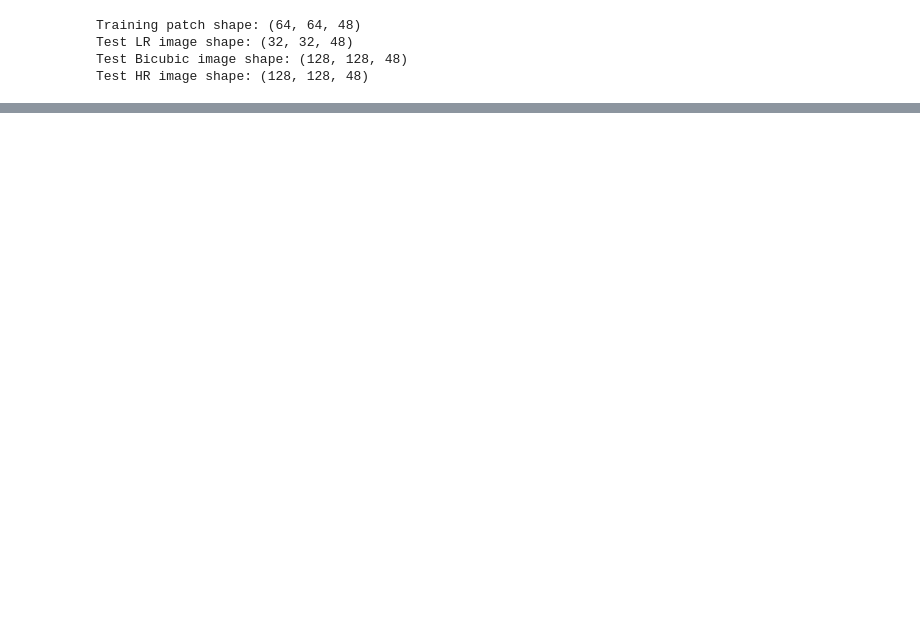
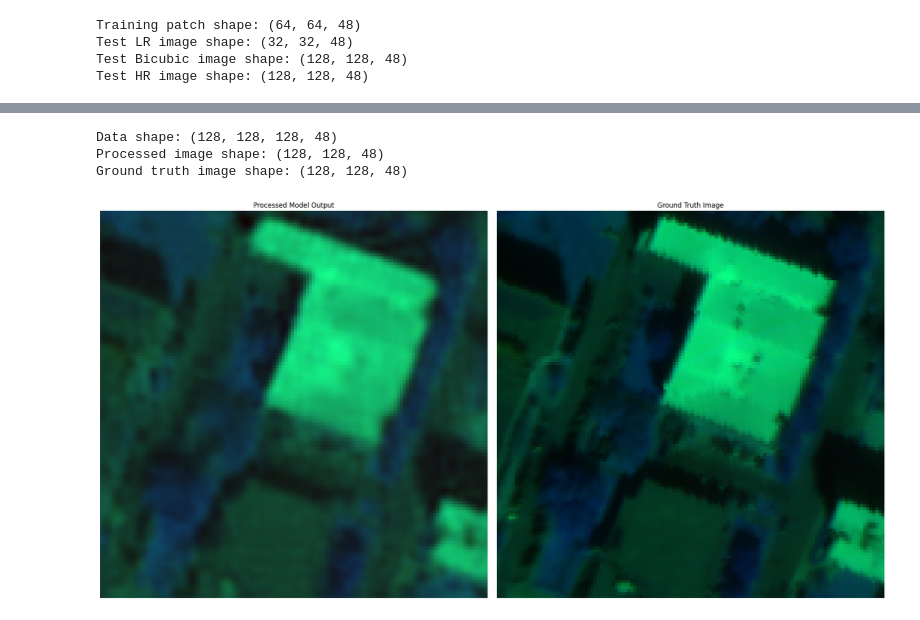
Before and after one commit to bjornolo/HyperSIGMA-fork, a Jupyter notebook: ImageSuperResolution/SuperResolution.ipynb, the cells around one changed output, grey strips where cells are left out. Saved outputs shown, nothing was run; the diff lists cells and outputs as text; code cells hidden in the pictures; blank space fills up the shorter version.

Commit message:
super res results

```diff
--- a/ImageSuperResolution/SuperResolution.ipynb
+++ b/ImageSuperResolution/SuperResolution.ipynb
@@ -386,0 +534,79 @@ Test HR image shape: (128, 128, 48)
+# %%
+import numpy as np
+import matplotlib.pyplot as plt
+import scipy.io as sio
+
+def process_output(output):
+    """
+    Process the model output.
+
+    Args:
+    output (numpy.ndarray): The model output with shape (num_images, height, width, channels)
+
+    Returns:
+    numpy.ndarray: The processed image (average of all outputs)
+    """
+    # Average all the output images
+    return np.mean(output, axis=0)
+
+def visualize_hyperspectral(image, bands=[0, 24, 47], title=""):
+    """
+    Visualize a hyperspectral image by selecting three bands for RGB display.
+
+    Args:
+    image (numpy.ndarray): The hyperspectral image with shape (height, width, channels)
+    bands (list): Three band indices to use for RGB visualization
+    title (str): Title for the plot
+    """
+    rgb = image[:, :, bands]
+
+    # Normalize the image for display
+    rgb = (rgb - rgb.min()) / (rgb.max() - rgb.min())
+
+    plt.imshow(rgb)
+    plt.title(title)
+    plt.axis('off')
+
+# Load and process the data
+npy_file = './checkpoints/houston_spatSigma/SpatSIGMA_42.014431822509316.npy'
+data = np.load(npy_file)
+print("Data shape:", data.shape)
+
+processed_image = process_output(data)
+print("Processed image shape:", processed_image.shape)
+
+# Load the ground truth image
+gt_file = './dataset/houston_x4/houston_test.mat'
+gt_data = sio.loadmat(gt_file)
+gt_image = gt_data['gt']
+print("Ground truth image shape:", gt_image.shape)
+
+# Visualize the results
+plt.figure(figsize=(20, 10))
+
+plt.subplot(1, 2, 1)
+visualize_hyperspectral(processed_image, title="Processed Model Output")
+
+plt.subplot(1, 2, 2)
+visualize_hyperspectral(gt_image, title="Ground Truth Image")
+
+plt.tight_layout()
+plt.show()
+
+# Print some statistics
+print("Processed image stats:")
+print("Min:", np.min(processed_image))
+print("Max:", np.max(processed_image))
+print("Mean:", np.mean(processed_image))
+print("Std:", np.std(processed_image))
+
+print("\nGround truth image stats:")
+print("Min:", np.min(gt_image))
+print("Max:", np.max(gt_image))
+print("Mean:", np.mean(gt_image))
+print("Std:", np.std(gt_image))
+# %% [output]
+Data shape: (128, 128, 128, 48)
+Processed image shape: (128, 128, 48)
+Ground truth image shape: (128, 128, 48)
+[figure, added]
```
Also changed, not shown: parts of 9 cells of this notebook, 3 other files.
